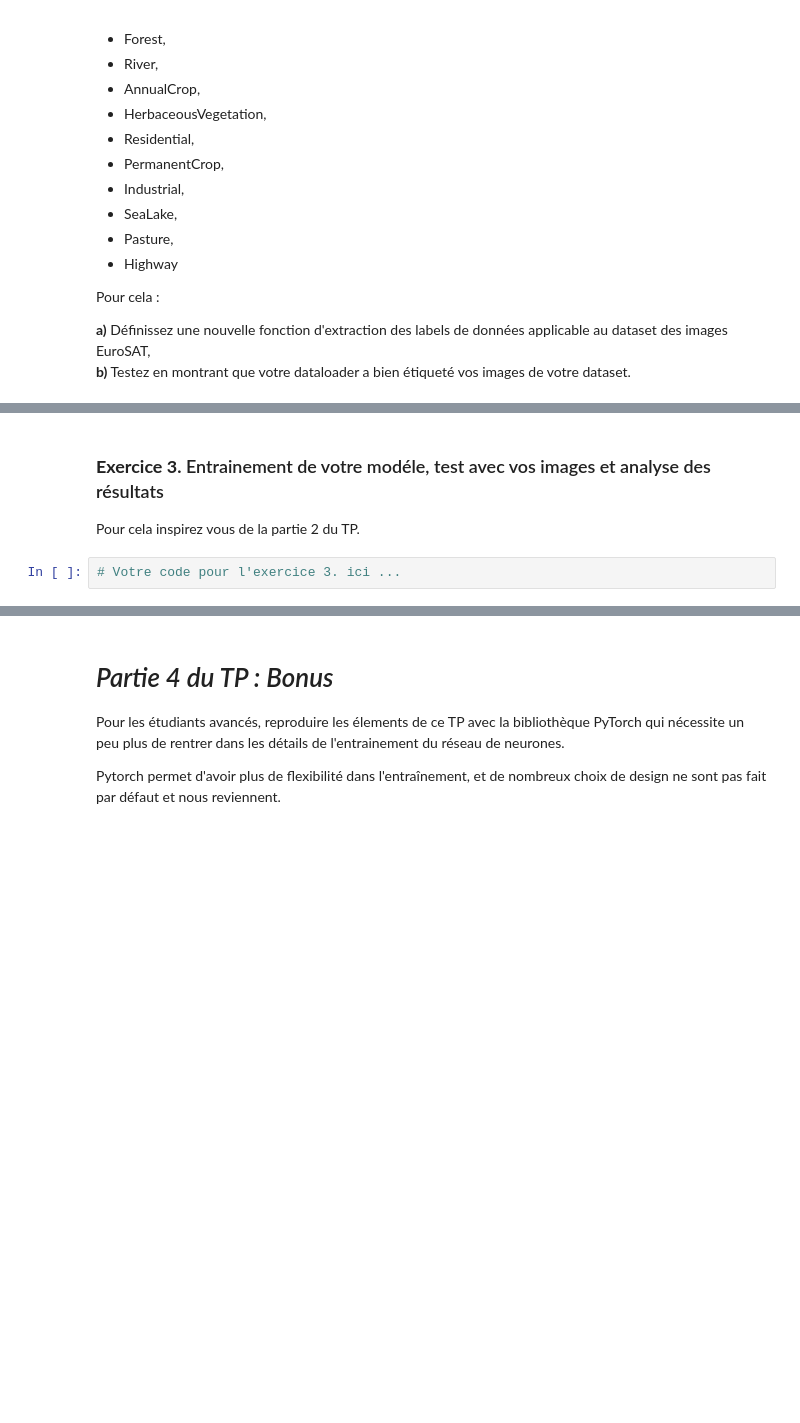
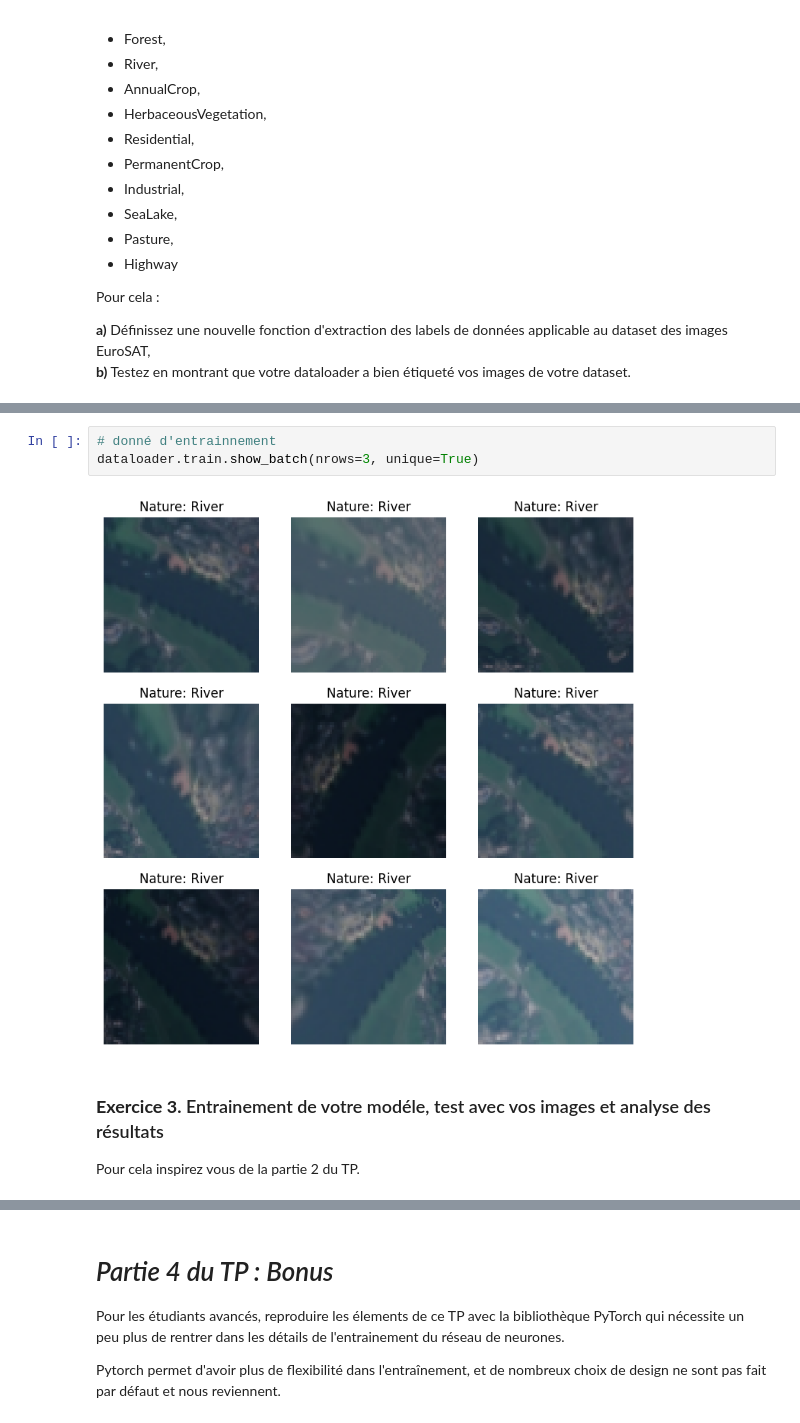
Before and after one commit to CamaraTinah/test_compendium, a Jupyter notebook: TP/TP_1_GIS.ipynb, the cells around one changed output, grey strips where cells are left out. Saved outputs shown, nothing was run; the diff lists cells and outputs as text; blank space fills up the shorter version.

```diff
--- a/TP/TP_1_GIS.ipynb
+++ b/TP/TP_1_GIS.ipynb
@@ -506,6 +571,9 @@ Il vous est demandé de pouv oir maintenant considérer les classes suivantes :
+# %%
+# donné d'entrainnement
+dataloader.train.show_batch(nrows=3, unique=True)
+# %% [output]
+[figure, added]
 # %% [markdown]
 ### **Exercice 3.** Entrainement de votre modéle, test avec vos images et analyse des résultats
 
   Pour cela inspirez vous de la partie 2 du TP.
-# %%
-# Votre code pour l'exercice 3. ici ...
```
Also changed, not shown: parts of 23 cells of this notebook.
